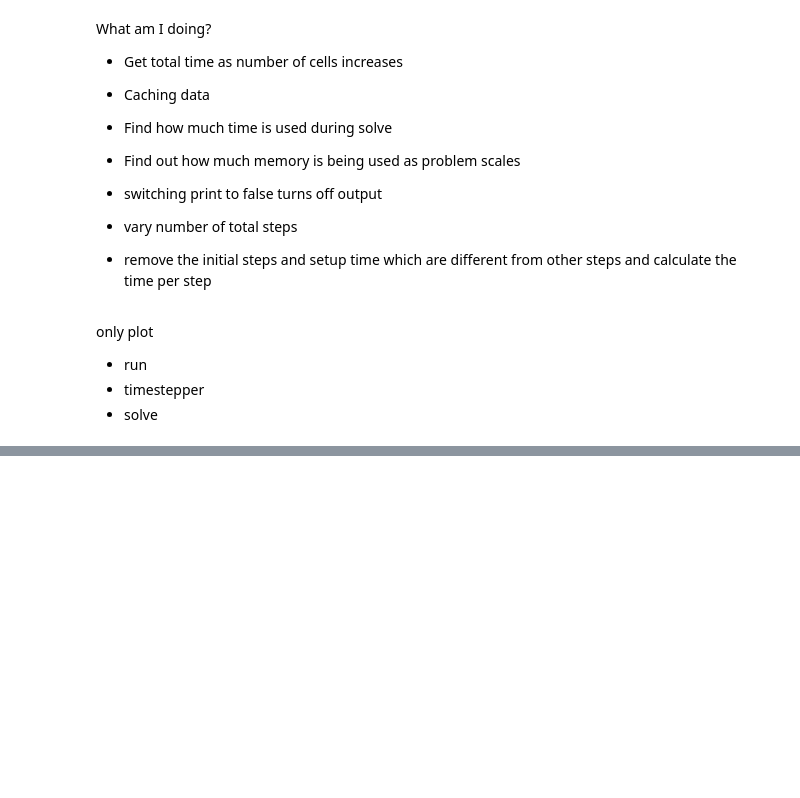
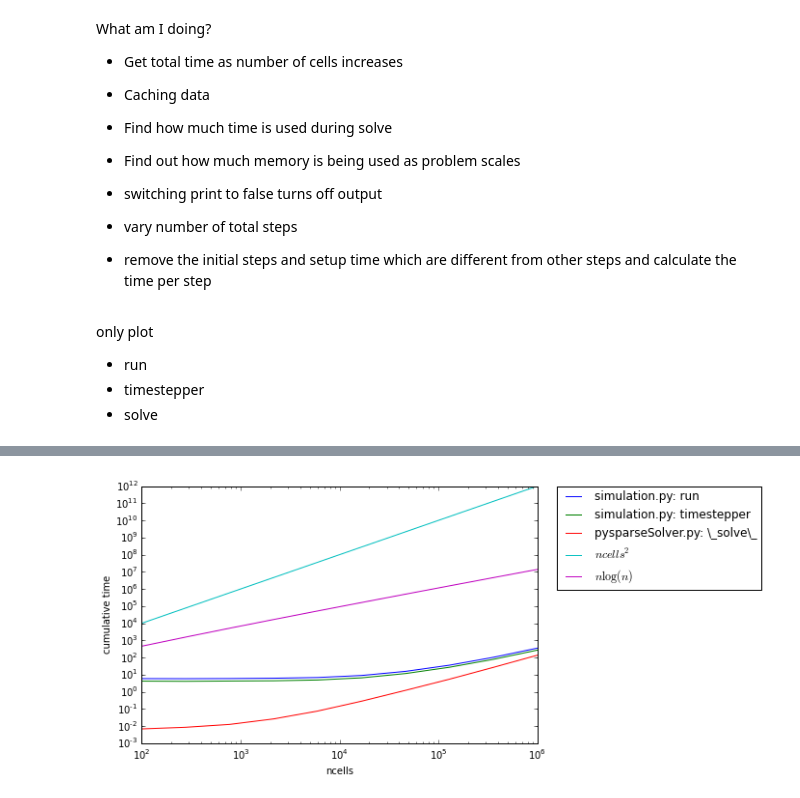
Before and after one commit to dmurali1/SURF2013, a Jupyter notebook: extremefill.ipynb, the cells around one changed output, grey strips where cells are left out. Saved outputs shown, nothing was run; the diff lists cells and outputs as text; code cells hidden in the pictures; blank space fills up the shorter version.

```diff
--- a/extremefill.ipynb
+++ b/extremefill.ipynb
@@ -101,0 +195,31 @@ print type(now)
+# %%
+from fipyprofile import FiPyProfile
+from profiling_functions import FiPyProfileTime
+from polyxtal import PolyxtalSimulation
+import numpy as np
+from extremefill2D.simulation2D import Simulation2D
+from profiling_functions import ProfileViewer
+from fipy.solvers.pysparse.pysparseSolver import PysparseSolver
+class Simulation2DProfile(Simulation2D):
+    def _run(self, ncell):
+        self.run(totalSteps=10,
+                 Nx=int(np.sqrt(ncell)),
+                 CFL=0.1,
+                 sweeps=4,
+                 tol=1e-10,
+                 areaRatio=2 * 0.093,
+                 solver_tol=1e-6,
+                 dtMax=1.,
+                 totalTime=5000.,
+                 PRINT=False,
+                 dt=0.01)
+ncells = np.array(np.logspace(2, 6, 10), dtype=int)
+sim2D = Simulation2DProfile()
+profilers = [FiPyProfileTime(sim2D._run, ncell, regenerate=False, funcString='extremefill1') for ncell in ncells]
+runkey = profilers[0].get_key_from_function_pointer(sim2D.run)
+timestepperkey = profilers[0].get_key_from_function_pointer(sim2D.timestepper)
+solvekey = profilers[0].get_key_from_function_pointer(PysparseSolver._solve_)
+keys = [runkey, timestepperkey, solvekey]
+ProfileViewer().plot(profilers, keys, "cumulative", doFullProfile=False)
+# %% [output]
+[figure, added]
```
Also changed, not shown: parts of 9 cells of this notebook, 1 other file.
